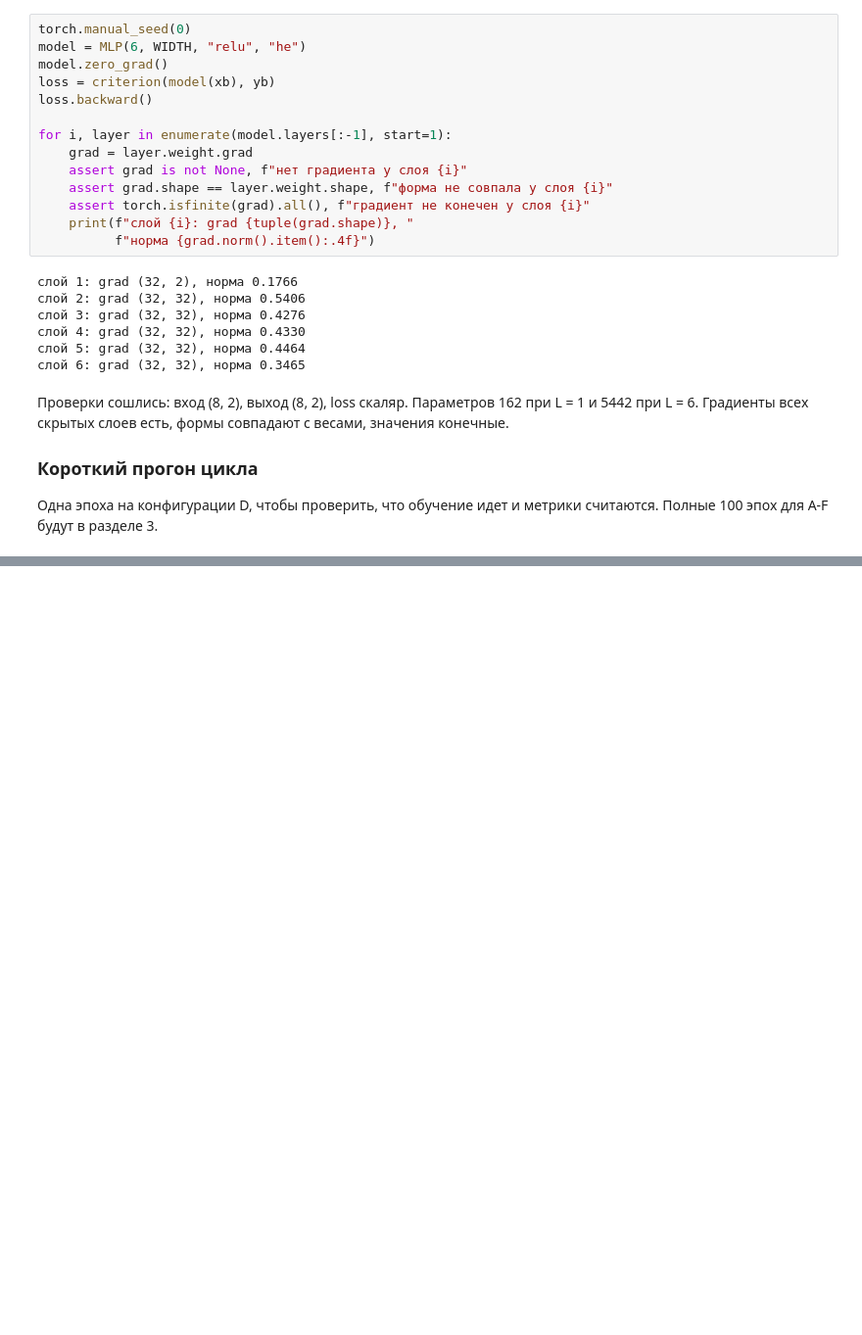
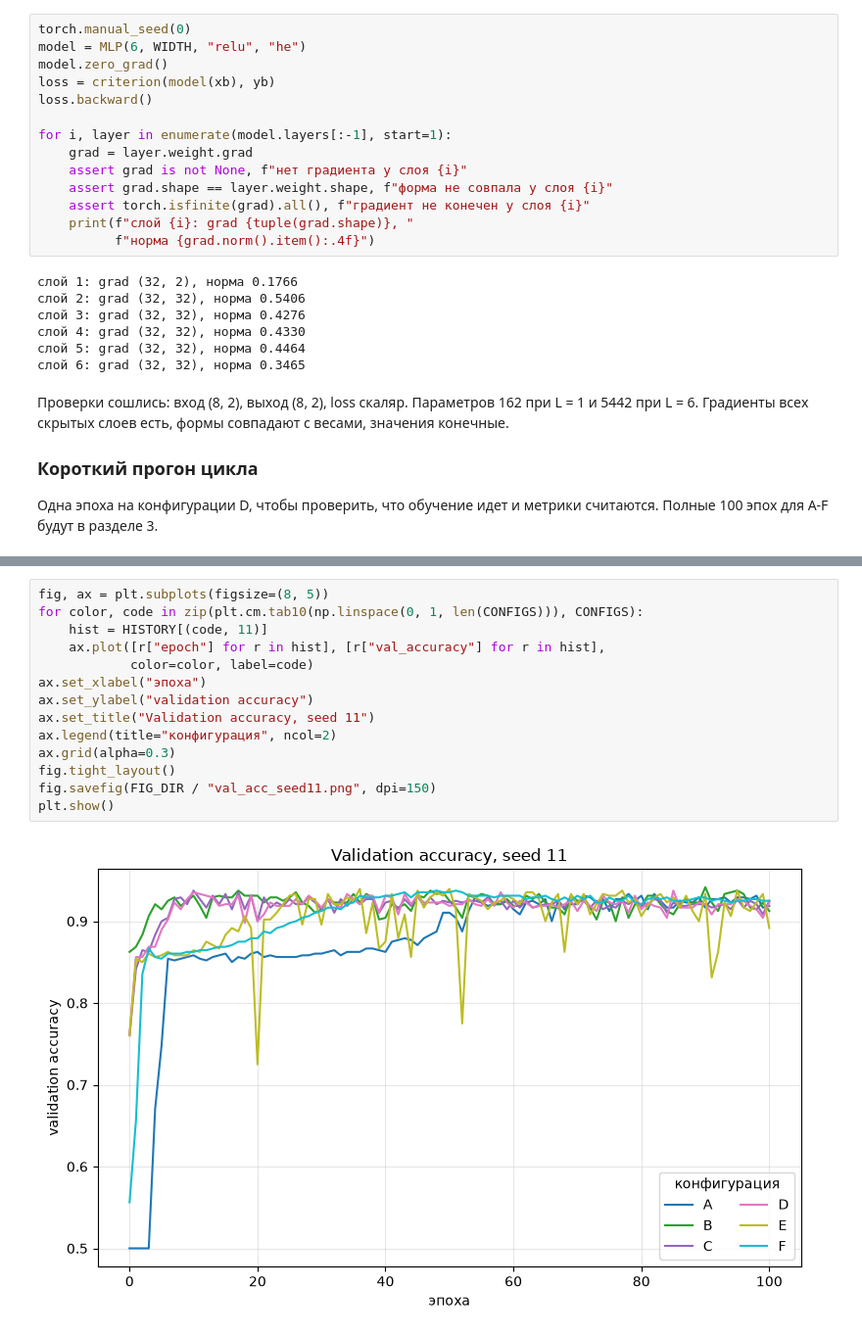
Before and after one commit to camtimhamilton/dlnn_lab1, a Jupyter notebook: notebook.ipynb, the cells around one changed output, grey strips where cells are left out. Shown at 98% size. Saved outputs shown, nothing was run; the diff lists cells and outputs as text; blank space fills up the shorter version.

```diff
--- a/notebook.ipynb
+++ b/notebook.ipynb
@@ -323,0 +467,16 @@ for row in demo_history:
+# %%
+fig, ax = plt.subplots(figsize=(8, 5))
+for color, code in zip(plt.cm.tab10(np.linspace(0, 1, len(CONFIGS))), CONFIGS):
+    hist = HISTORY[(code, 11)]
+    ax.plot([r["epoch"] for r in hist], [r["val_accuracy"] for r in hist],
+            color=color, label=code)
+ax.set_xlabel("эпоха")
+ax.set_ylabel("validation accuracy")
+ax.set_title("Validation accuracy, seed 11")
+ax.legend(title="конфигурация", ncol=2)
+ax.grid(alpha=0.3)
+fig.tight_layout()
+fig.savefig(FIG_DIR / "val_acc_seed11.png", dpi=150)
+plt.show()
+# %% [output]
+[figure, added]
```
Also changed, not shown: parts of 11 cells of this notebook, 6 other files.
